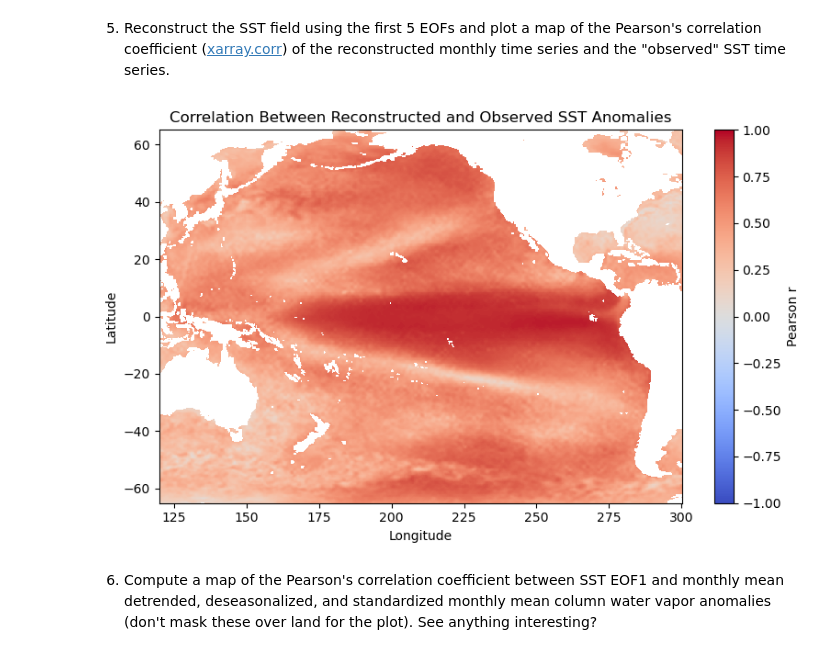
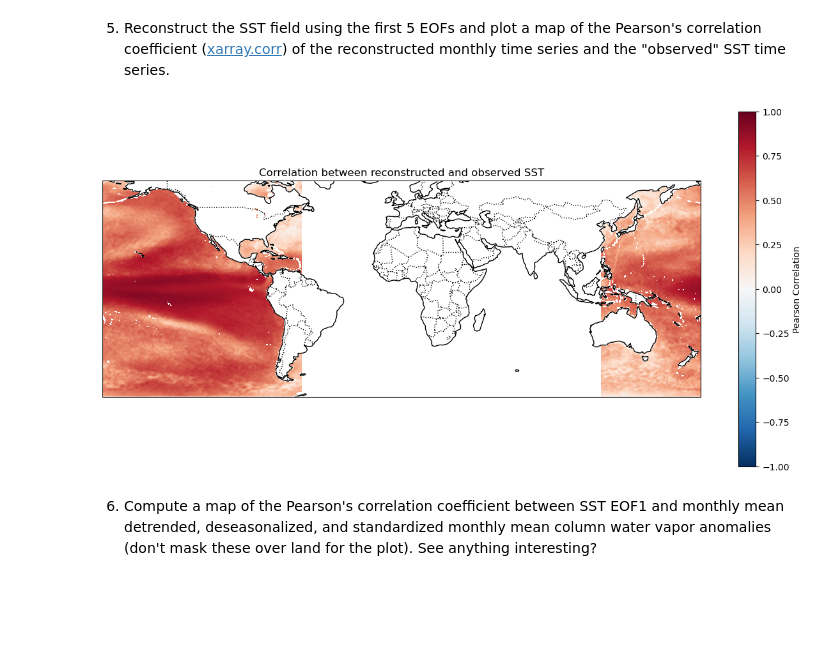
Before and after one commit to Key-Roberson/ATMS-523-Module-4, a Jupyter notebook: module_4_assignment.ipynb, the cells around one changed output. Saved outputs shown, nothing was run; the diff lists cells and outputs as text; code cells hidden in the pictures; blank space fills up the shorter version.

```diff
--- a/module_4_assignment.ipynb
+++ b/module_4_assignment.ipynb
@@ -232,47 +233,60 @@ plt.show()
 # %% [markdown]
 5) Reconstruct the SST field using the first 5 EOFs and plot a map of the Pearson's correlation coefficient ([xarray.corr](https://docs.xarray.dev/en/stable/generated/xarray.corr.html)) of the reconstructed monthly time series and the "observed" SST time series.
 # %%
+# 📦 Reconstruct SST from first 5 EOFs and plot correlation with observed SST
+
+import numpy as np
 import xarray as xr
-import numpy as np
 import matplotlib.pyplot as plt
-from sklearn.decomposition import TruncatedSVD
+import cartopy.crs as ccrs, cartopy.feature as cfeature
 
-# Load SST anomaly
-sst = xr.open_dataarray("sst_anomaly_deseasonalized.nc")
-sst_2d = sst.stack(space=("latitude", "longitude"))
-valid_space = ~sst_2d.isnull().any(dim="time")
-sst_valid = sst_2d[:, valid_space]
-sst_centered = sst_valid - sst_valid.mean(dim="time")
+# 1️⃣ Get first 5 EOFs and PCs
+eofs2d = solver.eofs(neofs=5).stack(space=("latitude", "longitude"))  # (mode, space)
+pcs    = solver.pcs(npcs=5, pcscaling=1)                               # (time, mode)
 
-# EOF analysis (first 5 modes)
-svd = TruncatedSVD(n_components=5)
-pcs = svd.fit_transform(sst_centered.fillna(0))
-eofs = svd.components_
-sst_recon = xr.DataArray(
-    np.dot(pcs, eofs),
-    dims=["time", "space"],
-    coords={"time": sst.time, "space": sst_2d.space[valid_space]}
+# 2️⃣ Reconstruct SST: matrix multiply PCs × EOFs
+sst_recon2d = xr.dot(pcs, eofs2d, dims="mode")                         # (time, space)
+
+# 3️⃣ Flatten observed SST to match (time, space)
+sst_obs2d = sst_clean.stack(space=("latitude", "longitude"))
+sst_obs2d = sst_obs2d.sel(space=sst_recon2d.space)                     # align space dims
+
+# 4️⃣ Convert to NumPy arrays
+X = sst_obs2d.values       # shape: (time, space)
+Y = sst_recon2d.values     # shape: (time, space)
+
+# 5️⃣ Compute correlation at each grid point
+#    – subtract mean along time
+Xc = X - X.mean(axis=0)
+Yc = Y - Y.mean(axis=0)
+
+#    – compute correlation: r = cov(X,Y) / (std_X * std_Y)
+numerator   = np.sum(Xc * Yc, axis=0)
+denominator = np.sqrt(np.sum(Xc**2, axis=0) * np.sum(Yc**2, axis=0))
+r = numerator / denominator
+
+# 6️⃣ Wrap back into xarray and unstack to (lat, lon)
+corr2d = xr.DataArray(
+    r,
+    dims=("space",),
+    coords={"space": sst_obs2d.space}
 )
+corr_map = corr2d.unstack("space")
 
-# Compute correlation directly in stacked space
-corr = xr.corr(sst_valid, sst_recon, dim="time")
-
-# Reshape correlation map to lat/lon
-template = xr.full_like(sst.isel(time=0), np.nan).stack(space=("latitude", "longitude"))
-template.values[valid_space.values] = corr.values
-corr_map = template.unstack("space")
-
-# Plot
-plt.figure(figsize=(8, 5))
-im = plt.pcolormesh(sst.longitude, sst.latitude, corr_map, shading="auto", cmap="coolwarm", vmin=-1, vmax=1)
-plt.title("Correlation Between Reconstructed and Observed SST Anomalies")
-plt.xlabel("Longitude")
-plt.ylabel("Latitude")
-plt.colorbar(im, label="Pearson r")
+# 7️⃣ Plot correlation map
+plt.figure(figsize=(12, 6))
+ax = plt.subplot(1, 1, 1, projection=ccrs.PlateCarree())
+corr_map.plot(ax=ax, transform=ccrs.PlateCarree(),
+              cmap="RdBu_r", vmin=-1, vmax=1,
+              cbar_kwargs={"label": "Pearson Correlation"})
+ax.coastlines()
+ax.add_feature(cfeature.BORDERS, linestyle=":")
+ax.set_extent([120, 300, -65, 65], crs=ccrs.PlateCarree())
+ax.set_title("Correlation between reconstructed and observed SST")
 plt.tight_layout()
 plt.show()
 # %% [output]
-[figure, old version]
+[figure, new version]
 # %% [markdown]
 6) Compute a map of the Pearson's correlation coefficient between SST EOF1 and monthly mean detrended, deseasonalized, and standardized monthly mean column water vapor anomalies (don't mask these over land for the plot).  See anything interesting?
 # %%
```
Also changed, not shown: parts of 10 cells of this notebook.
